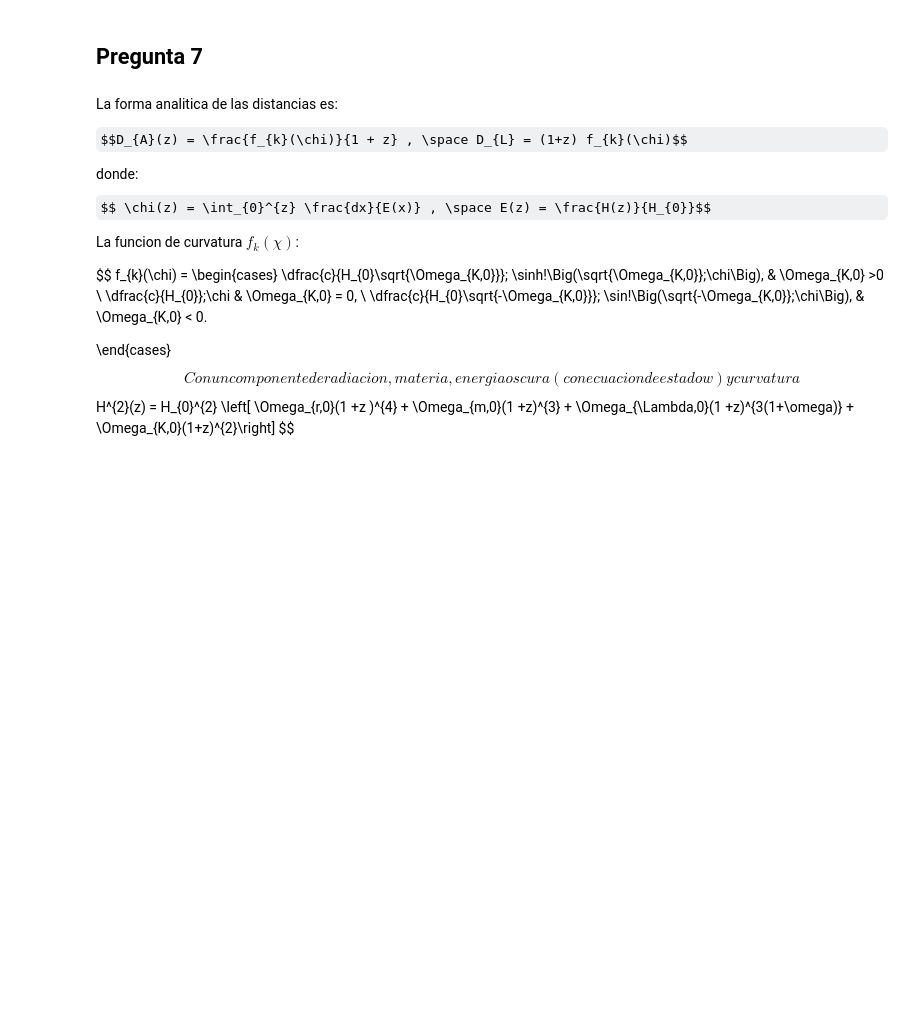
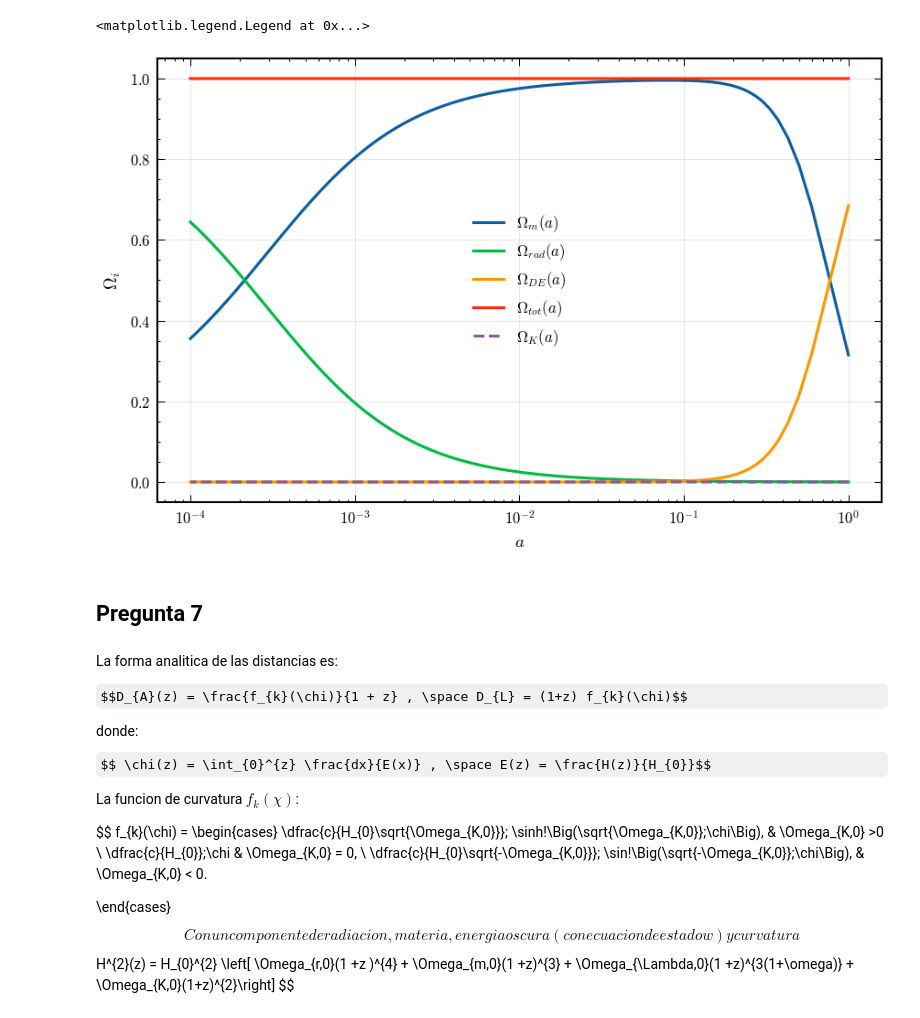
Before and after one commit to Mazroj/Cosmology_spring_25, a Jupyter notebook: tareas/tarea_1.ipynb, the cells around one changed output. Cells and saved outputs as stored; diff of their text form; code cells hidden in the pictures; some formulas as TeX source; blank space fills up the shorter version.

```diff
--- a/tareas/tarea_1.ipynb
+++ b/tareas/tarea_1.ipynb
@@ -0,0 +51,11 @@
+# %%
+H0 = 67.4
+omega_m = 0.315
+omega_ch2 = 0.12
+omega_bh2 = 0.0224
+ns = 0.965
+tau = 0.054
+
+pars = camb.CAMBparams()
+
+pars.set_cosmology(H0 = H0, ombh2 = omega_bh2, omch2 = omega_ch2, tau = tau)
@@ -1,3 +80,35 @@
+# %%
+results = camb.get_results(pars)
+
+z = np.linspace(0,1e4,30000)
+om_cdm = results.get_Omega('cdm', z=z)
+om_bar = results.get_Omega('baryon',z=z)
+om_nu = results.get_Omega('nu', z=z)
+om_matter = om_cdm + om_bar+ om_nu
+
+om_K = results.get_Omega('K',z=z)
+om_pho = results.get_Omega('photon',z=z)
+om_neutrino = results.get_Omega('neutrino',z=z)
+om_rad = om_pho + om_neutrino
+om_de = results.get_Omega('de',z=z)
+
+om_tot = results.get_Omega('tot',z=z)
+# %%
+a = 1/(z+1)
+
+
+plt.semilogx(a,om_matter, label = r'$\Omega_{m}(a)$')
+plt.semilogx(a,om_rad, label = r'$\Omega_{rad}(a)$')
+plt.semilogx(a,om_de, label = r'$\Omega_{DE}(a)$')
+plt.semilogx(a,om_tot, label = r'$\Omega_{tot}(a)$')
+plt.semilogx(a,om_K,'--', label = r'$\Omega_{K}(a)$')
+
+plt.xlabel(r'$a$')
+plt.ylabel(r'$\Omega_{i}$')
+plt.legend()
+# %% [output]
+<matplotlib.legend.Legend at 0x...>
+[figure, added]
 # %% [markdown]
 ## Pregunta 7
 # %% [markdown]
```
Also changed, not shown: parts of 7 cells of this notebook.
